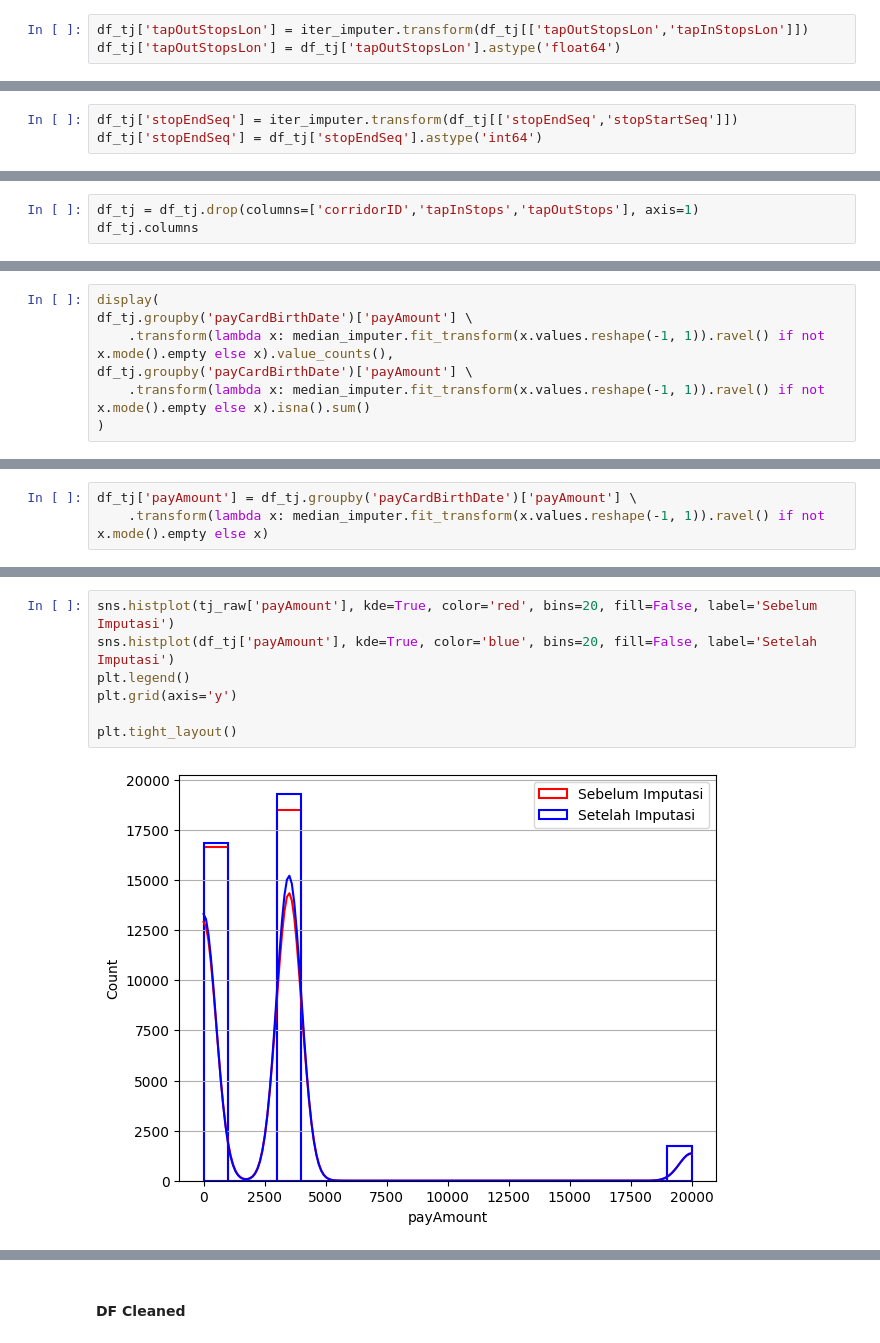
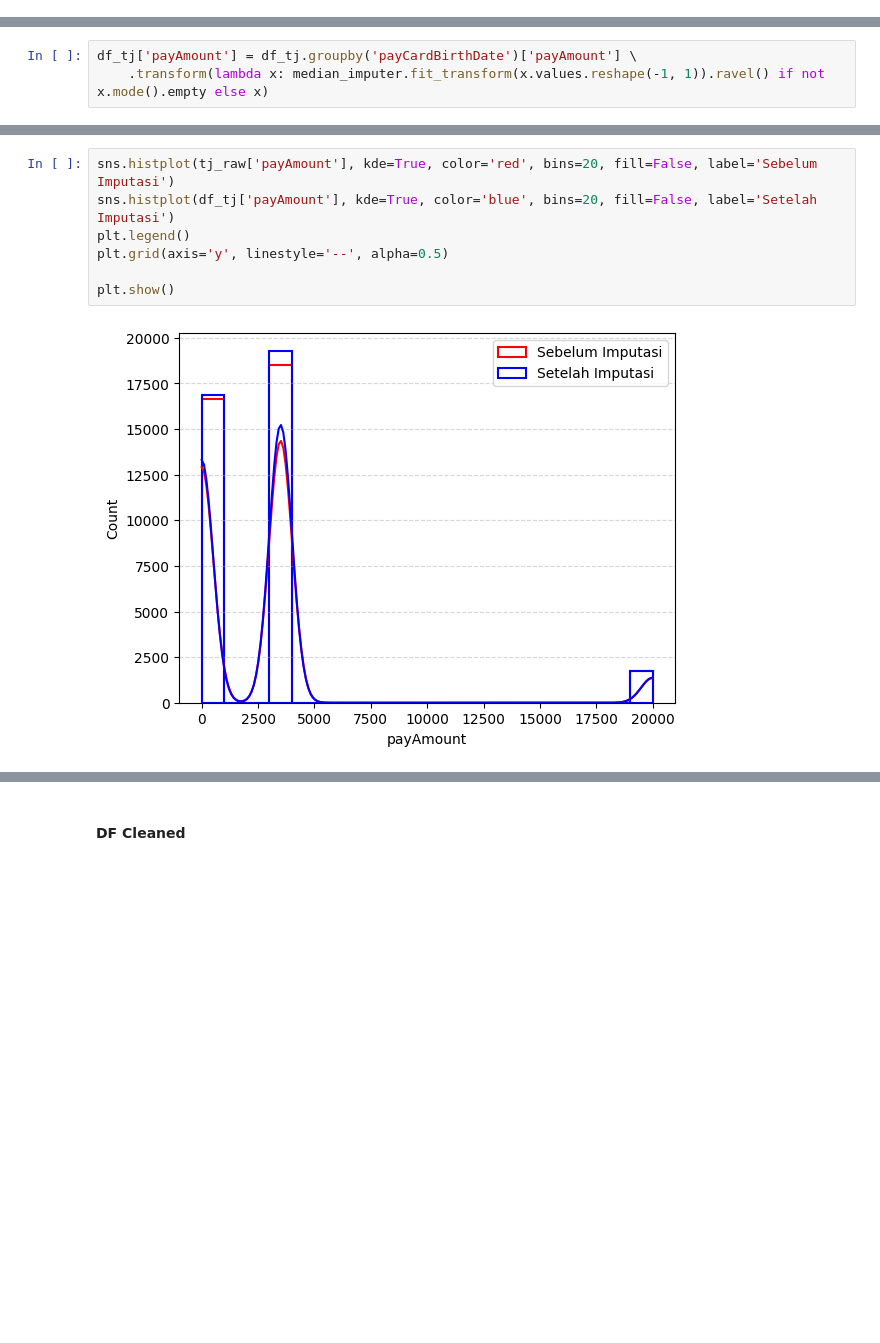
Before and after one commit to bonifasiusx/capstone-data-analysis, a Jupyter notebook: capstone_m2_data_analysis.ipynb, the cells around one changed output, grey strips where cells are left out. Cells and saved outputs as stored; diff of their text form; blank space fills up the shorter version.

```diff
--- a/capstone_m2_data_analysis.ipynb
+++ b/capstone_m2_data_analysis.ipynb
@@ -439,3 +427,0 @@ IterativeImputer()
-# %%
-df_tj['tapOutStopsLon'] = iter_imputer.transform(df_tj[['tapOutStopsLon','tapInStopsLon']])
-df_tj['tapOutStopsLon'] = df_tj['tapOutStopsLon'].astype('float64')
@@ -448,3 +427,0 @@ IterativeImputer()
-# %%
-df_tj['stopEndSeq'] = iter_imputer.transform(df_tj[['stopEndSeq','stopStartSeq']])
-df_tj['stopEndSeq'] = df_tj['stopEndSeq'].astype('int64')
@@ -557,3 +474,0 @@ Tampaknya imputasi lebih efisien jika kita lakukan tanpa mengandalkan kolom `cor
-# %%
-df_tj = df_tj.drop(columns=['corridorID','tapInStops','tapOutStops'], axis=1)
-df_tj.columns
@@ -622,9 +534,2 @@ np.float64(3500.0)
 # %%
 median_imputer = SimpleImputer(strategy='median')
-# %%
-display(
-df_tj.groupby('payCardBirthDate')['payAmount'] \
-    .transform(lambda x: median_imputer.fit_transform(x.values.reshape(-1, 1)).ravel() if not x.mode().empty else x).value_counts(),
-df_tj.groupby('payCardBirthDate')['payAmount'] \
-    .transform(lambda x: median_imputer.fit_transform(x.values.reshape(-1, 1)).ravel() if not x.mode().empty else x).isna().sum()
-)
@@ -665,10 +561,10 @@ display( # 1669, 27329, 10876, 36708, 35887
 # %%
 sns.histplot(tj_raw['payAmount'], kde=True, color='red', bins=20, fill=False, label='Sebelum Imputasi')
 sns.histplot(df_tj['payAmount'], kde=True, color='blue', bins=20, fill=False, label='Setelah Imputasi')
 plt.legend()
-plt.grid(axis='y')
+plt.grid(axis='y', linestyle='--', alpha=0.5)
 
-plt.tight_layout()
+plt.show()
 # %% [output]
-[figure, old version]
+[figure, new version]
 # %% [markdown]
```
Also changed, not shown: parts of 196 cells of this notebook, 6 other files.
